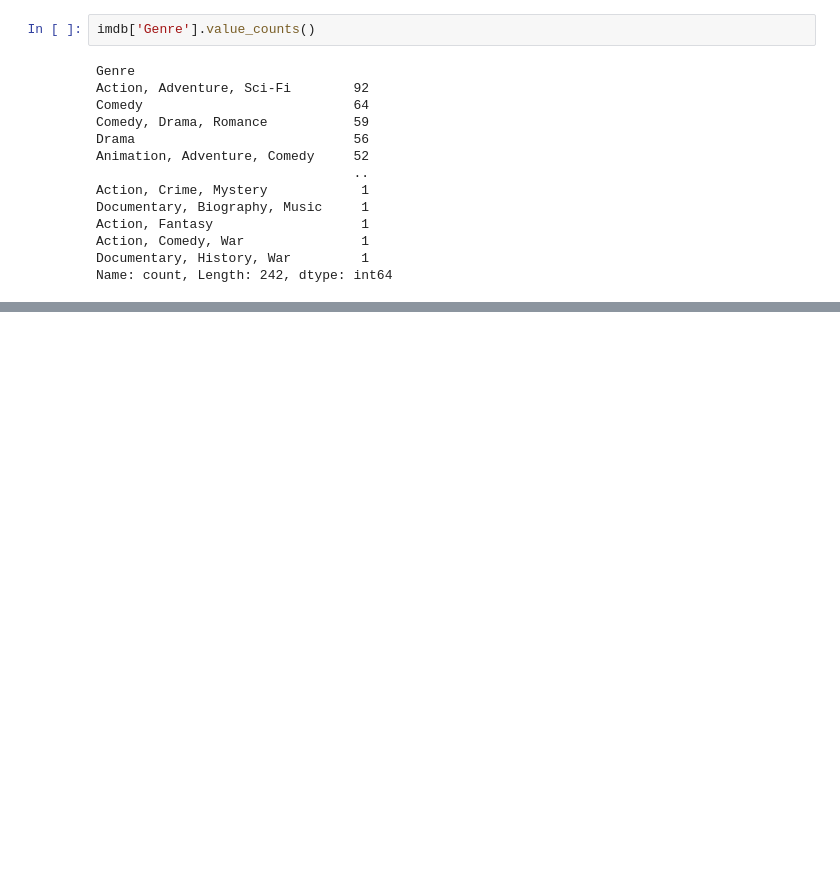
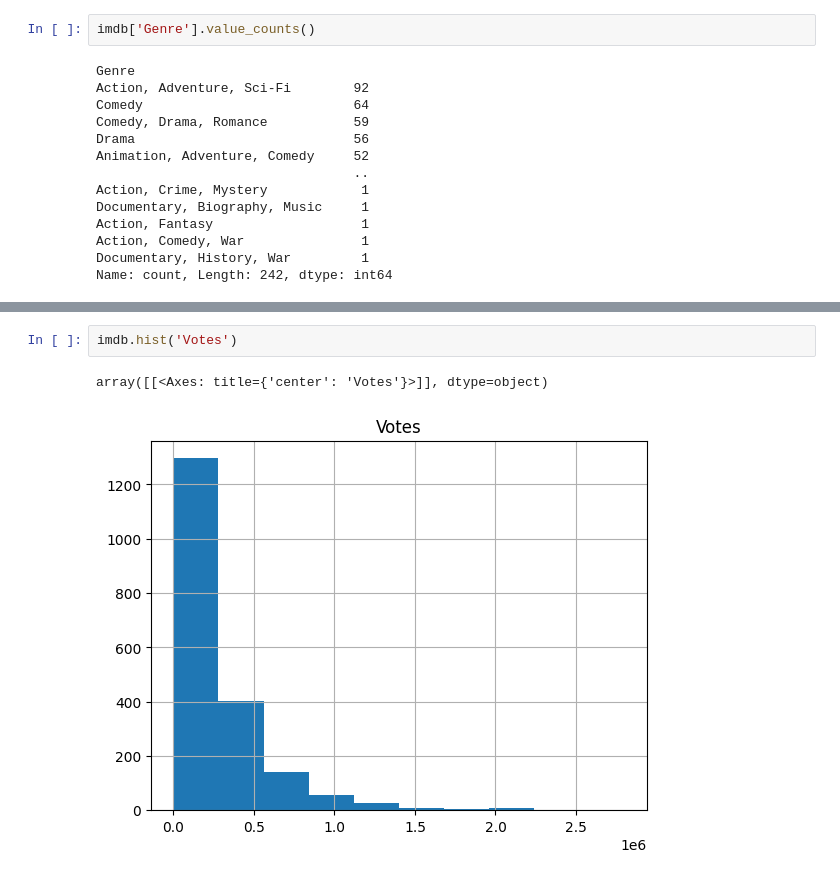
Before and after one commit to esthersaul/Python-Module-fork, a Jupyter notebook: Pandas homework.ipynb, the cells around one changed output, grey strips where cells are left out. Cells and saved outputs as stored; diff of their text form; blank space fills up the shorter version.

```diff
--- a/Pandas homework.ipynb
+++ b/Pandas homework.ipynb
@@ -382,0 +470,5 @@ Name: count, Length: 242, dtype: int64
+# %%
+imdb.hist('Votes')
+# %% [output]
+array([[<Axes: title={'center': 'Votes'}>]], dtype=object)
+[figure, added]
```
Also changed, not shown: parts of 18 cells of this notebook, 2 other files.
